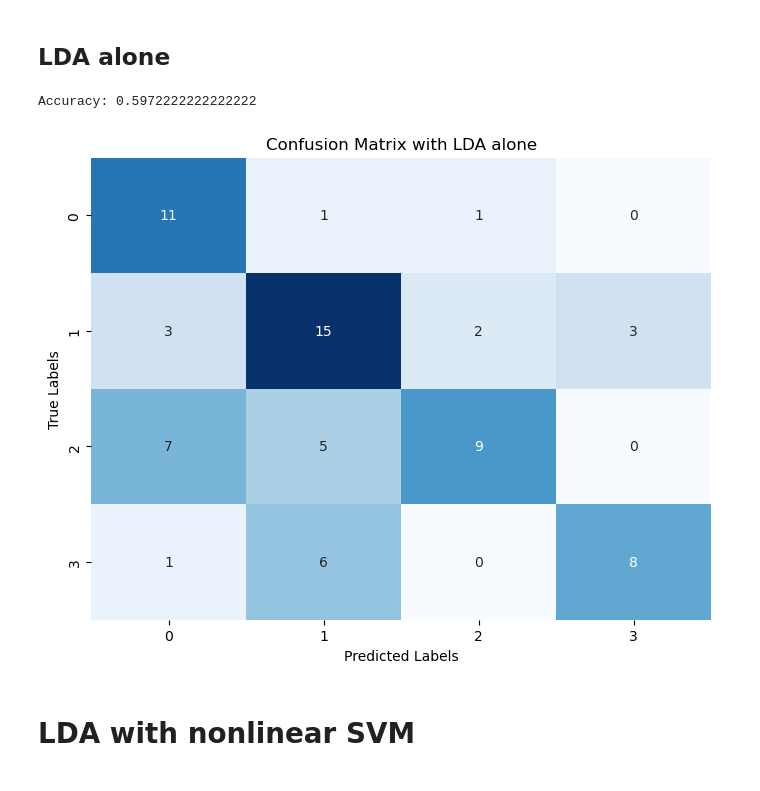
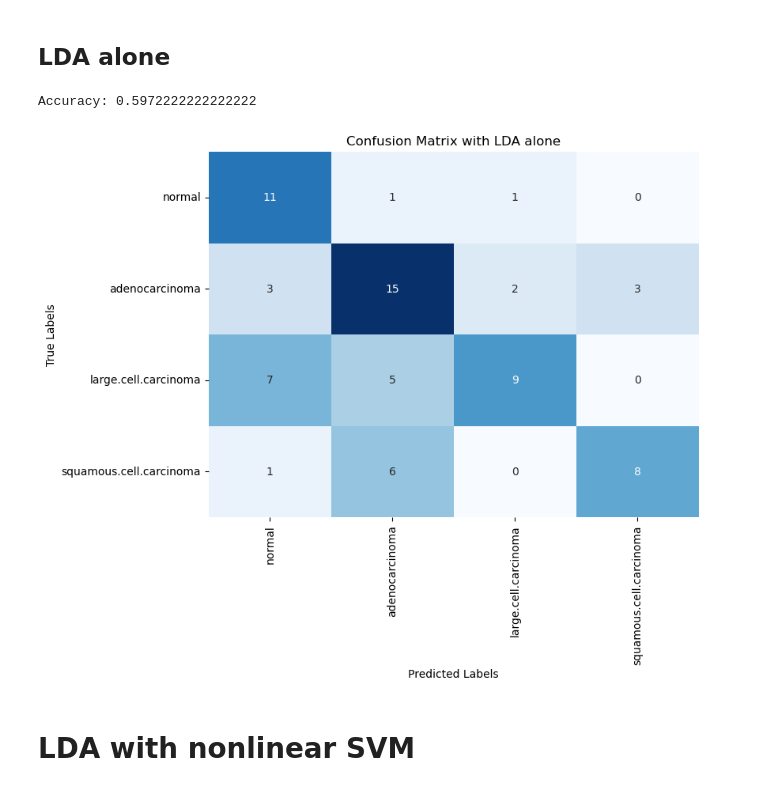
Before and after one commit to zacharyzimm/mids-281-final-project, a Jupyter notebook: classifiers_with_correct_data.ipynb, the cells around one changed output. Drawn from its saved outputs; the diff is of its cells as text; code cells hidden in the pictures.

```diff
--- a/classifiers_with_correct_data.ipynb
+++ b/classifiers_with_correct_data.ipynb
@@ -320,32 +322,34 @@ Accuracy: 0.3888888888888889
 # %%
 
 X_train = [np.array([x, y]).flatten() for x, y in zip(train_sobel_edges, train_hounsfield_edges)]
 X_val = [np.array([x, y]).flatten() for x, y in zip(valid_sobel_edges, valid_hounsfield_edges)]
 
 lda_classifier = LinearDiscriminantAnalysis()
 
 # Train the LDA classifier on the training data
 lda_classifier.fit(X_train, train_labels)
 
 y_pred = lda_classifier.predict(X_val)
 
 # Calculate accuracy and confusion matrix
 accuracy = accuracy_score(valid_labels, y_pred)
 conf_matrix = confusion_matrix(valid_labels, y_pred)
 
 print("Accuracy:", accuracy)
 conf_matrix = confusion_matrix(valid_labels, y_pred)
 
 # Create a heatmap of the confusion matrix
 plt.figure(figsize=(8, 6))
-sns.heatmap(conf_matrix, annot=True, cmap='Blues', fmt='d', cbar=False)
+sns.heatmap(conf_matrix, annot=True, cmap='Blues', fmt='d', cbar=False,
+            xticklabels=[class_mappings[i] for i in range(len(class_mappings))],
+            yticklabels=[class_mappings[i] for i in range(len(class_mappings))])
 plt.xlabel('Predicted Labels')
 plt.ylabel('True Labels')
 plt.title('Confusion Matrix with LDA alone')
 plt.show()
 # %% [output]
 Accuracy: 0.5972222222222222
-[figure, old version]
+[figure, new version]
 # %% [markdown]
 # LDA with nonlinear SVM
 # %%
```
Also changed, not shown: parts of 7 cells of this notebook.
